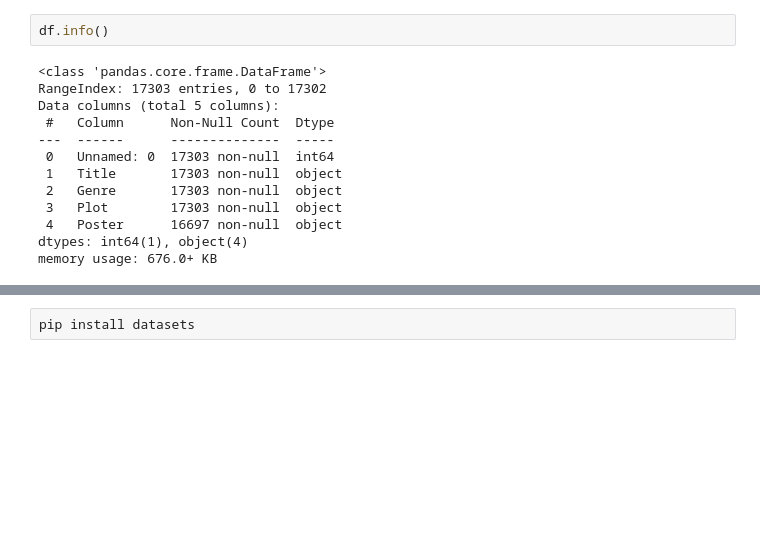
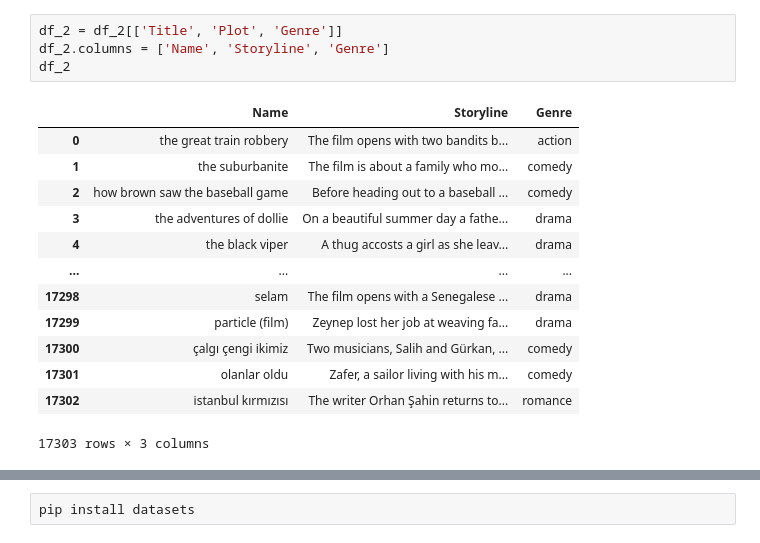
Before and after one commit to Trox824/MoviesDataScrapingAndPridicting, a Jupyter notebook: distilbert-base-uncased-movies.ipynb, the cells around one changed output, grey strips where cells are left out. Drawn from its saved outputs; the diff is of its cells as text; blank space fills up the shorter version.

```diff
--- a/distilbert-base-uncased-movies.ipynb
+++ b/distilbert-base-uncased-movies.ipynb
@@ -21,18 +7,21 @@ df
-# %%
-df.info()
-# %% [output]
-<class 'pandas.core.frame.DataFrame'>
-RangeIndex: 17303 entries, 0 to 17302
-Data columns (total 5 columns):
- #   Column      Non-Null Count  Dtype
----  ------      --------------  -----
- 0   Unnamed: 0  17303 non-null  int64
- 1   Title       17303 non-null  object
- 2   Genre       17303 non-null  object
- 3   Plot        17303 non-null  object
- 4   Poster      16697 non-null  object
-dtypes: int64(1), object(4)
-memory usage: 676.0+ KB
+# %%
+df_2 = df_2[['Title', 'Plot', 'Genre']]
+df_2.columns = ['Name', 'Storyline', 'Genre']
+df_2
+# %% [output]
+|  | Name | Storyline | Genre |
+| 0 | the great train robbery | The film opens with two bandits b... | action |
+| 1 | the suburbanite | The film is about a family who mo... | comedy |
+| 2 | how brown saw the baseball game | Before heading out to a baseball ... | comedy |
+| 3 | the adventures of dollie | On a beautiful summer day a fathe... | drama |
+| 4 | the black viper | A thug accosts a girl as she leav... | drama |
+| ... | ... | ... | ... |
+| 17298 | selam | The film opens with a Senegalese ... | drama |
+| 17299 | particle (film) | Zeynep lost her job at weaving fa... | drama |
+| 17300 | çalgı çengi i̇kimiz | Two musicians, Salih and Gürkan, ... | comedy |
+| 17301 | olanlar oldu | Zafer, a sailor living with his m... | comedy |
+| 17302 | i̇stanbul kırmızısı | The writer Orhan Şahin returns to... | romance |
+17303 rows × 3 columns
 # %%
 # prompt: take a new dataframe with just name of movies, description and genre
 
```
Also changed, not shown: parts of 22 cells of this notebook.
